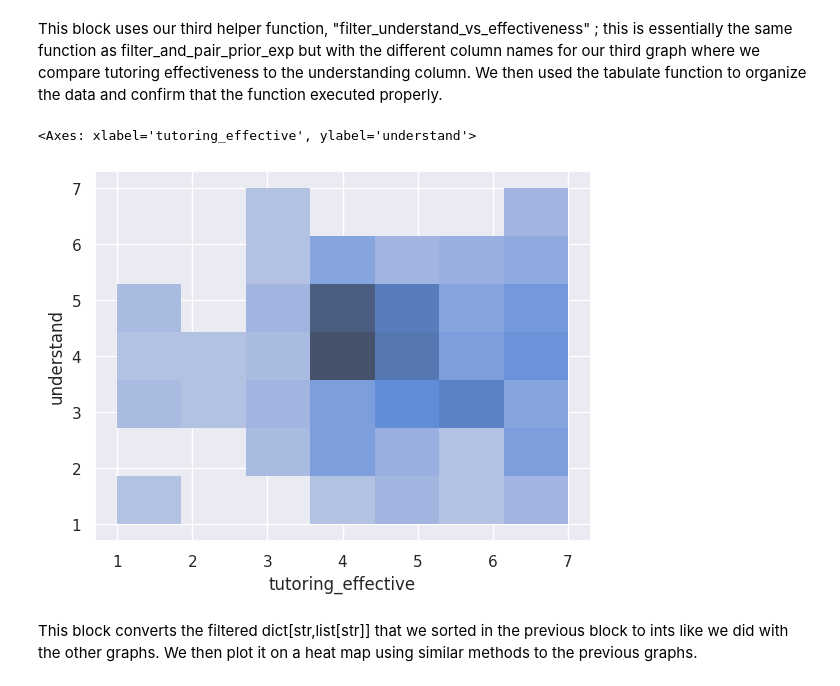
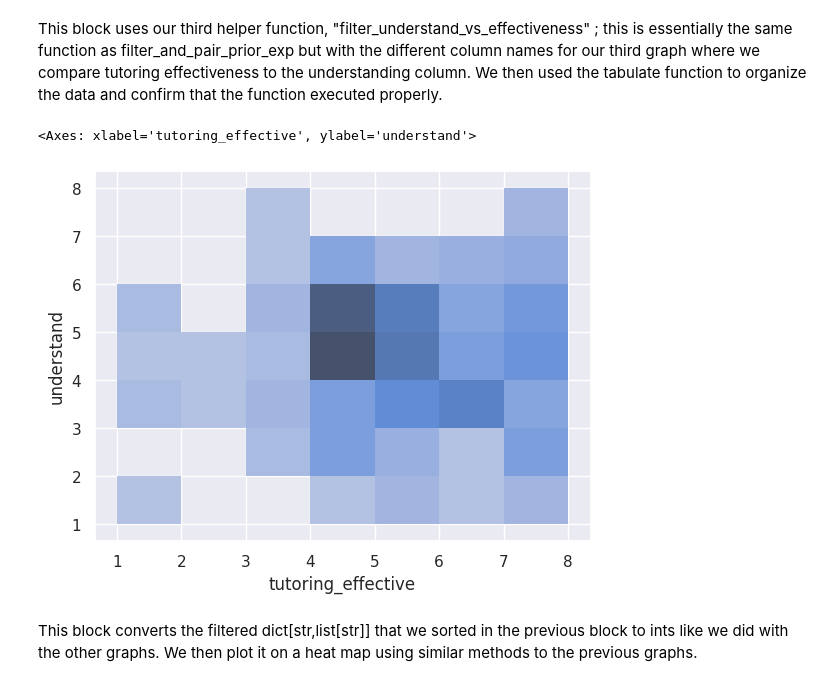
Before and after one commit to jdherr137/comp110-26s-workspace, a Jupyter notebook: exercises/ex09/analysis.ipynb, the cells around one changed output. Drawn from its saved outputs; the diff is of its cells as text; code cells hidden in the pictures.

```diff
--- a/exercises/ex09/analysis.ipynb
+++ b/exercises/ex09/analysis.ipynb
@@ -619,12 +619,12 @@ This block uses our third helper function, "filter_understand_vs_effectiveness"
 # %%
 #heat map of understanding vs prior experience
 
 data_converted_scatterplot: dict[str, list[str | int]] = convert_columns_to_int(filtered_understanding, ["understand", "tutoring_effective"])
 
-sns.histplot(data=data_converted_scatterplot, x="tutoring_effective", y="understand", bins =7)
+sns.histplot(data=data_converted_scatterplot, x="tutoring_effective", y="understand", binwidth=1, binrange=(1,8))
 # %% [output]
 <Axes: xlabel='tutoring_effective', ylabel='understand'>
-[figure, old version]
+[figure, new version]
 # %% [markdown]
 This block converts the filtered dict[str,list[str]] that we sorted in the previous block to ints like we did with the other graphs. We then plot it on a heat map using similar methods to the previous graphs.
 # %% [markdown]
```
Also changed, not shown: parts of 2 cells of this notebook.
